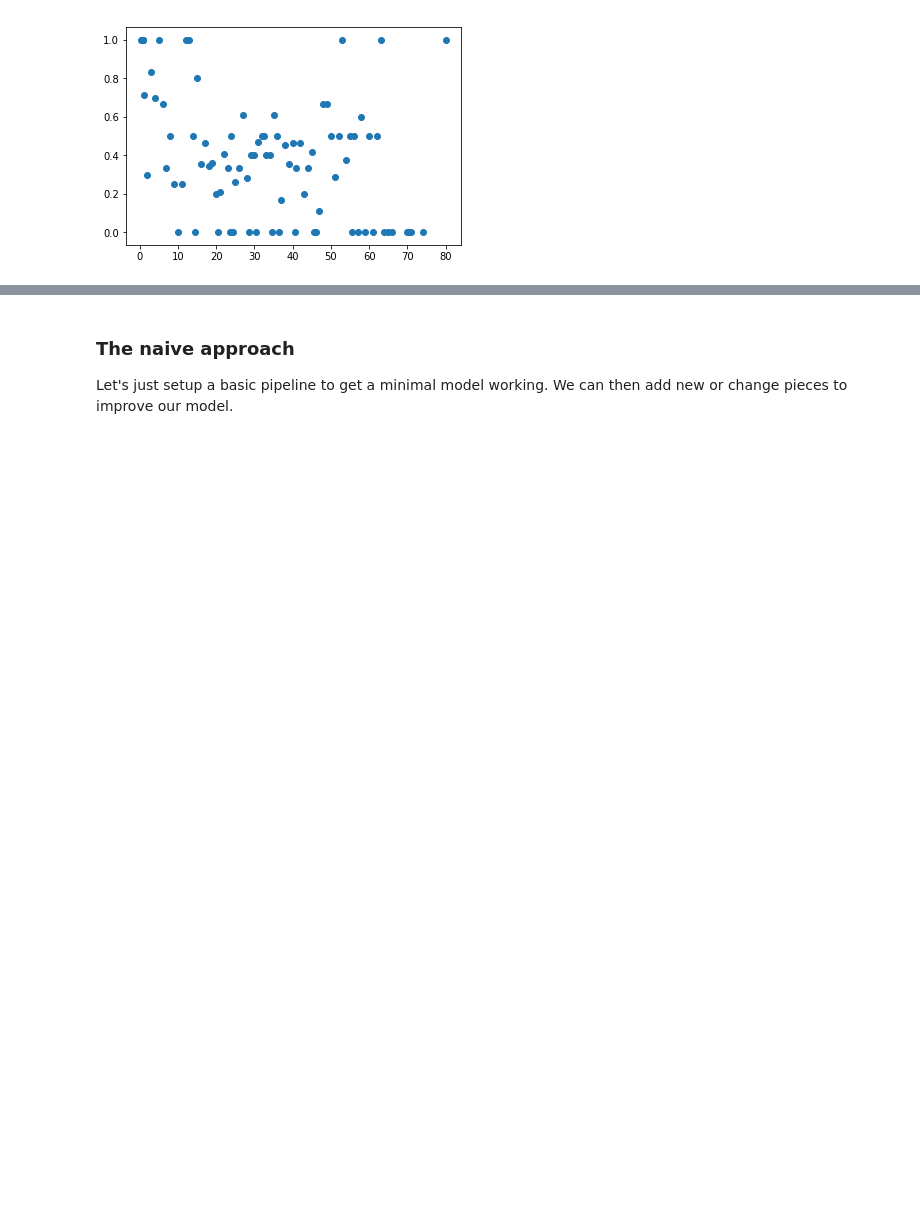
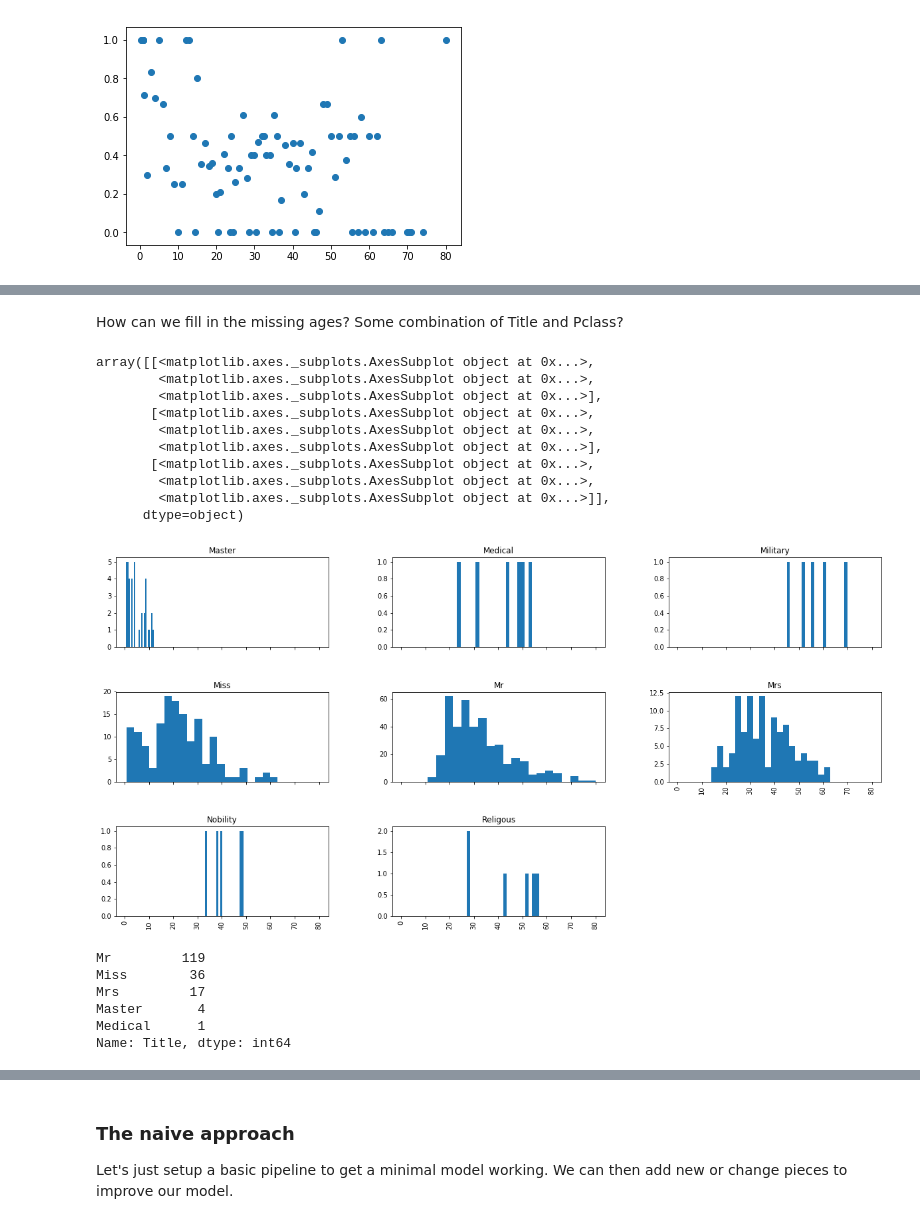
Before and after one commit to danielhertenstein/kaggle, a Jupyter notebook: titanic/main.ipynb, the cells around one changed output, grey strips where cells are left out. Drawn from its saved outputs; the diff is of its cells as text; code cells hidden in the pictures; blank space fills up the shorter version.

```diff
--- a/titanic/main.ipynb
+++ b/titanic/main.ipynb
@@ -173,0 +269,26 @@ Name: Pclass, dtype: float64
+# %% [markdown]
+How can we fill in the missing ages? Some combination of Title and Pclass?
+# %%
+train.hist("Age", by="Title", bins=20, figsize=(20, 10), sharex=True)
+# %% [output]
+array([[<matplotlib.axes._subplots.AxesSubplot object at 0x...>,
+        <matplotlib.axes._subplots.AxesSubplot object at 0x...>,
+        <matplotlib.axes._subplots.AxesSubplot object at 0x...>],
+       [<matplotlib.axes._subplots.AxesSubplot object at 0x...>,
+        <matplotlib.axes._subplots.AxesSubplot object at 0x...>,
+        <matplotlib.axes._subplots.AxesSubplot object at 0x...>],
+       [<matplotlib.axes._subplots.AxesSubplot object at 0x...>,
+        <matplotlib.axes._subplots.AxesSubplot object at 0x...>,
+        <matplotlib.axes._subplots.AxesSubplot object at 0x...>]],
+      dtype=object)
+[figure, added]
+# %%
+no_ages = np.isnan(train.Age.values)
+train.loc[no_ages, "Title"].value_counts()
+# %% [output]
+Mr         119
+Miss        36
+Mrs         17
+Master       4
+Medical      1
+Name: Title, dtype: int64
```
Also changed, not shown: parts of 37 cells of this notebook, 2 other files.
